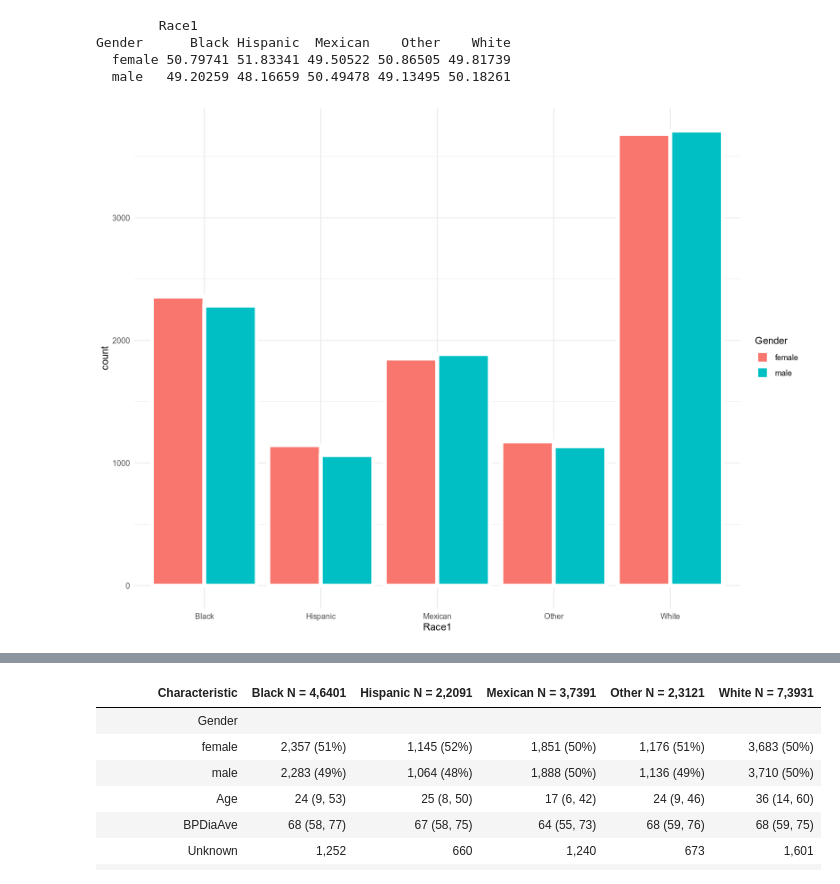
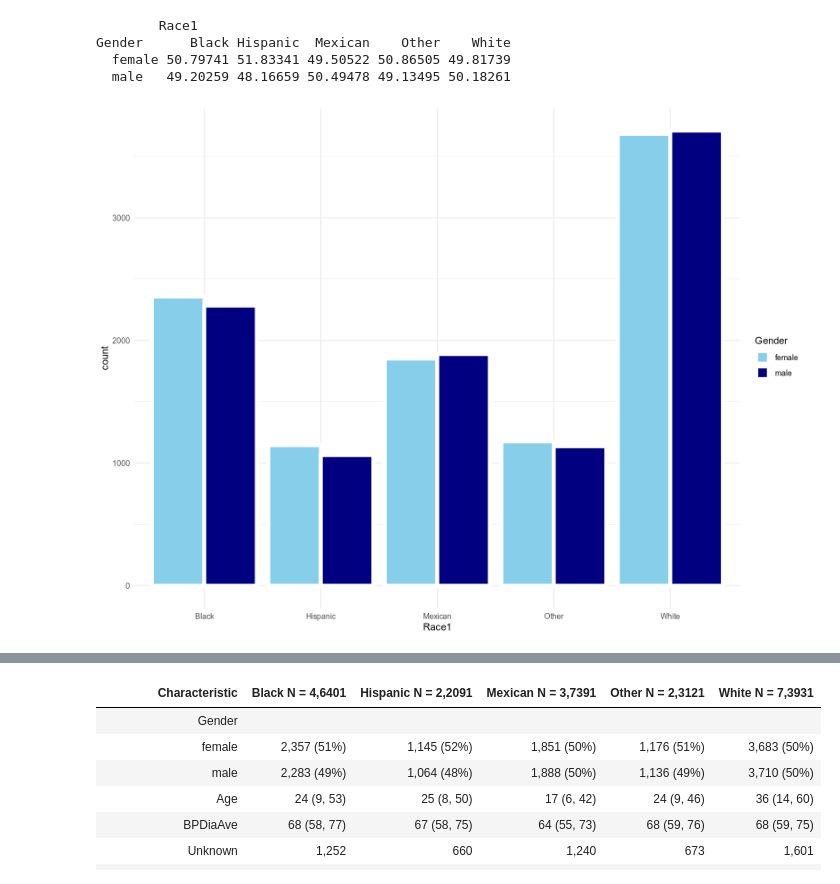
Before and after one commit to djynnius/learning-data-with-lara, a Jupyter notebook: Learniing R/00.gtsummary.ipynb, the cells around one changed output, grey strips where cells are left out. Drawn from its saved outputs; the diff is of its cells as text; code cells hidden in the pictures.

```diff
--- a/Learniing R/00.gtsummary.ipynb
+++ b/Learniing R/00.gtsummary.ipynb
@@ -20,6 +20,8 @@ library(tidyverse)
 ✖ dplyr::filter() masks stats::filter()
 ✖ dplyr::lag()    masks stats::lag()
 ℹ Use the conflicted package to force all conflicts to become errors
+# %%
+colors = c('skyblue', 'navyblue')
 # %%
 # import data
 nhanes <- read_csv("data/nhanes.csv")
@@ -356,10 +358,13 @@ Gender      Black Hispanic  Mexican    Other    White
   female 50.79741 51.83341 49.50522 50.86505 49.81739
   male   49.20259 48.16659 50.49478 49.13495 50.18261
 # %%
+
 nhanes |>
-  ggplot() + aes(x=Race1, fill=Gender) + geom_bar(position='dodge', color='white', lwd=2) + theme_minimal()
+  ggplot() + aes(x=Race1, fill=Gender) +
+  geom_bar(position='dodge', color='white', lwd=2) + theme_minimal() +
+  scale_fill_manual(values=colors)
 # %% [output]
-[figure, old version]
+[figure, new version]
 # %%
 nhanes |>
   group_by(Race1, Gender) |>
```
Also changed, not shown: parts of 1 cell of this notebook.
